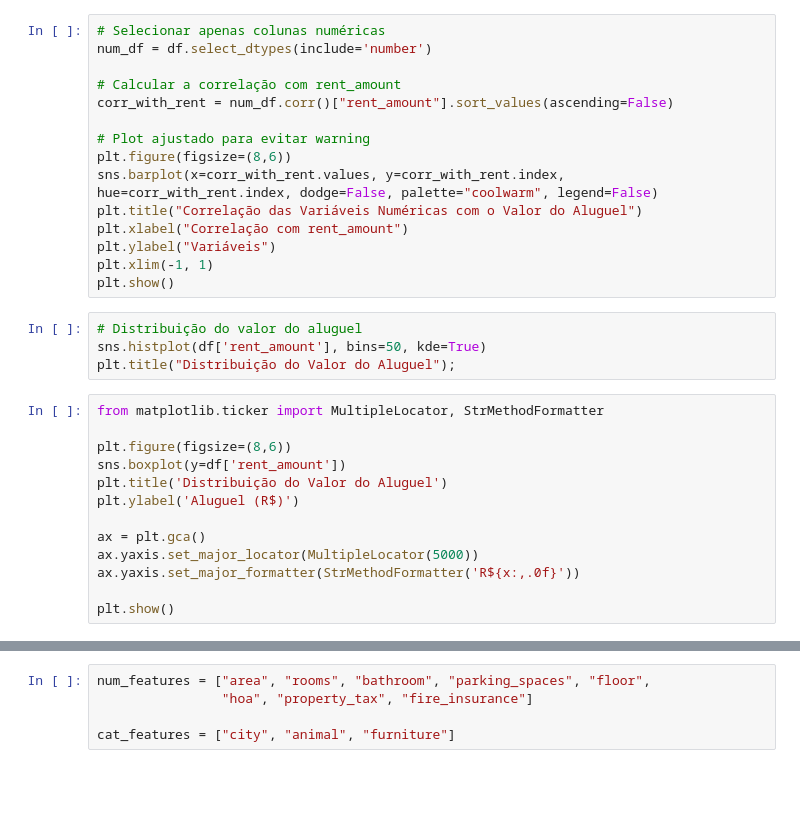
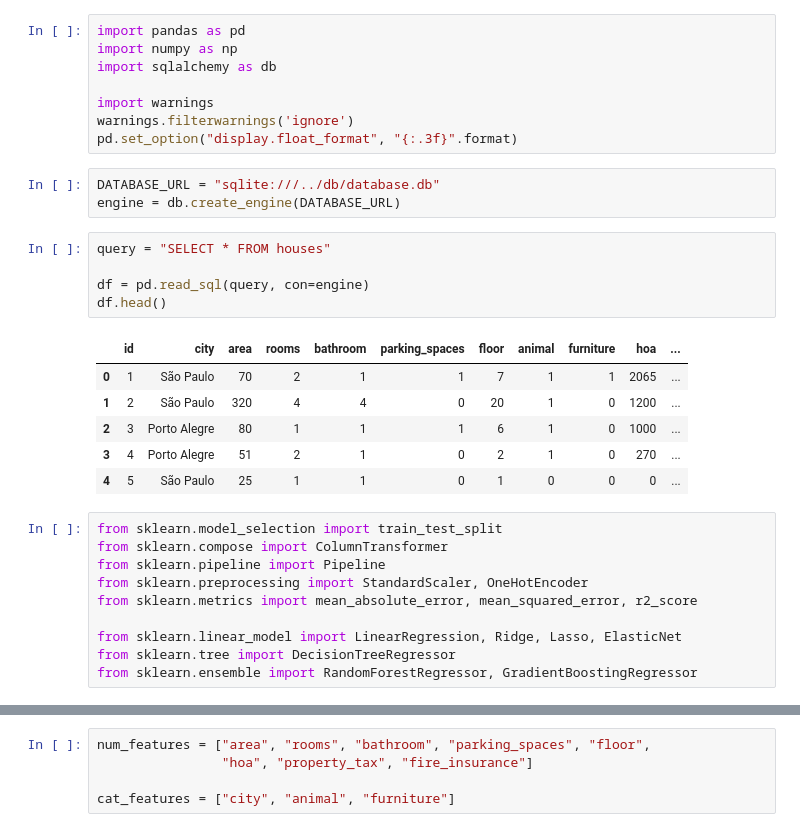
Before and after one commit to evandroviero/tech-challenge-fase-03, a Jupyter notebook: notebook/analise_dados.ipynb, the cells around one changed output, grey strips where cells are left out. Drawn from its saved outputs; the diff is of its cells as text; blank space fills up the shorter version.

```diff
--- a/notebook/analise_dados.ipynb
+++ b/notebook/analise_dados.ipynb
@@ -82,33 +1,34 @@ df["city"].value_counts()
-# %%
-# Selecionar apenas colunas numéricas
-num_df = df.select_dtypes(include='number')
-
-# Calcular a correlação com rent_amount
-corr_with_rent = num_df.corr()["rent_amount"].sort_values(ascending=False)
-
-# Plot ajustado para evitar warning
-plt.figure(figsize=(8,6))
-sns.barplot(x=corr_with_rent.values, y=corr_with_rent.index, hue=corr_with_rent.index, dodge=False, palette="coolwarm", legend=False)
-plt.title("Correlação das Variáveis Numéricas com o Valor do Aluguel")
-plt.xlabel("Correlação com rent_amount")
-plt.ylabel("Variáveis")
-plt.xlim(-1, 1)
-plt.show()
-# %%
-# Distribuição do valor do aluguel
-sns.histplot(df['rent_amount'], bins=50, kde=True)
-plt.title("Distribuição do Valor do Aluguel");
-# %%
-from matplotlib.ticker import MultipleLocator, StrMethodFormatter
-
-plt.figure(figsize=(8,6))
-sns.boxplot(y=df['rent_amount'])
-plt.title('Distribuição do Valor do Aluguel')
-plt.ylabel('Aluguel (R$)')
-
-ax = plt.gca()
-ax.yaxis.set_major_locator(MultipleLocator(5000))
-ax.yaxis.set_major_formatter(StrMethodFormatter('R${x:,.0f}'))
-
-plt.show()
+# %%
+import pandas as pd
+import numpy as np
+import sqlalchemy as db
+
+import warnings
+warnings.filterwarnings('ignore')
+pd.set_option("display.float_format", "{:.3f}".format)
+# %%
+DATABASE_URL = "sqlite:///../db/database.db"
+engine = db.create_engine(DATABASE_URL)
+# %%
+query = "SELECT * FROM houses"
+
+df = pd.read_sql(query, con=engine)
+df.head()
+# %% [output]
+|  | id | city | area | rooms | bathroom | parking_spaces | floor | animal | furniture | hoa | ... |
+| 0 | 1 | São Paulo | 70 | 2 | 1 | 1 | 7 | 1 | 1 | 2065 | ... |
+| 1 | 2 | São Paulo | 320 | 4 | 4 | 0 | 20 | 1 | 0 | 1200 | ... |
+| 2 | 3 | Porto Alegre | 80 | 1 | 1 | 1 | 6 | 1 | 0 | 1000 | ... |
+| 3 | 4 | Porto Alegre | 51 | 2 | 1 | 0 | 2 | 1 | 0 | 270 | ... |
+| 4 | 5 | São Paulo | 25 | 1 | 1 | 0 | 1 | 0 | 0 | 0 | ... |
+# %%
+from sklearn.model_selection import train_test_split
+from sklearn.compose import ColumnTransformer
+from sklearn.pipeline import Pipeline
+from sklearn.preprocessing import StandardScaler, OneHotEncoder
+from sklearn.metrics import mean_absolute_error, mean_squared_error, r2_score
+
+from sklearn.linear_model import LinearRegression, Ridge, Lasso, ElasticNet
+from sklearn.tree import DecisionTreeRegressor
+from sklearn.ensemble import RandomForestRegressor, GradientBoostingRegressor
 # %%
```
Also changed, not shown: parts of 17 cells of this notebook, 3 other files.
